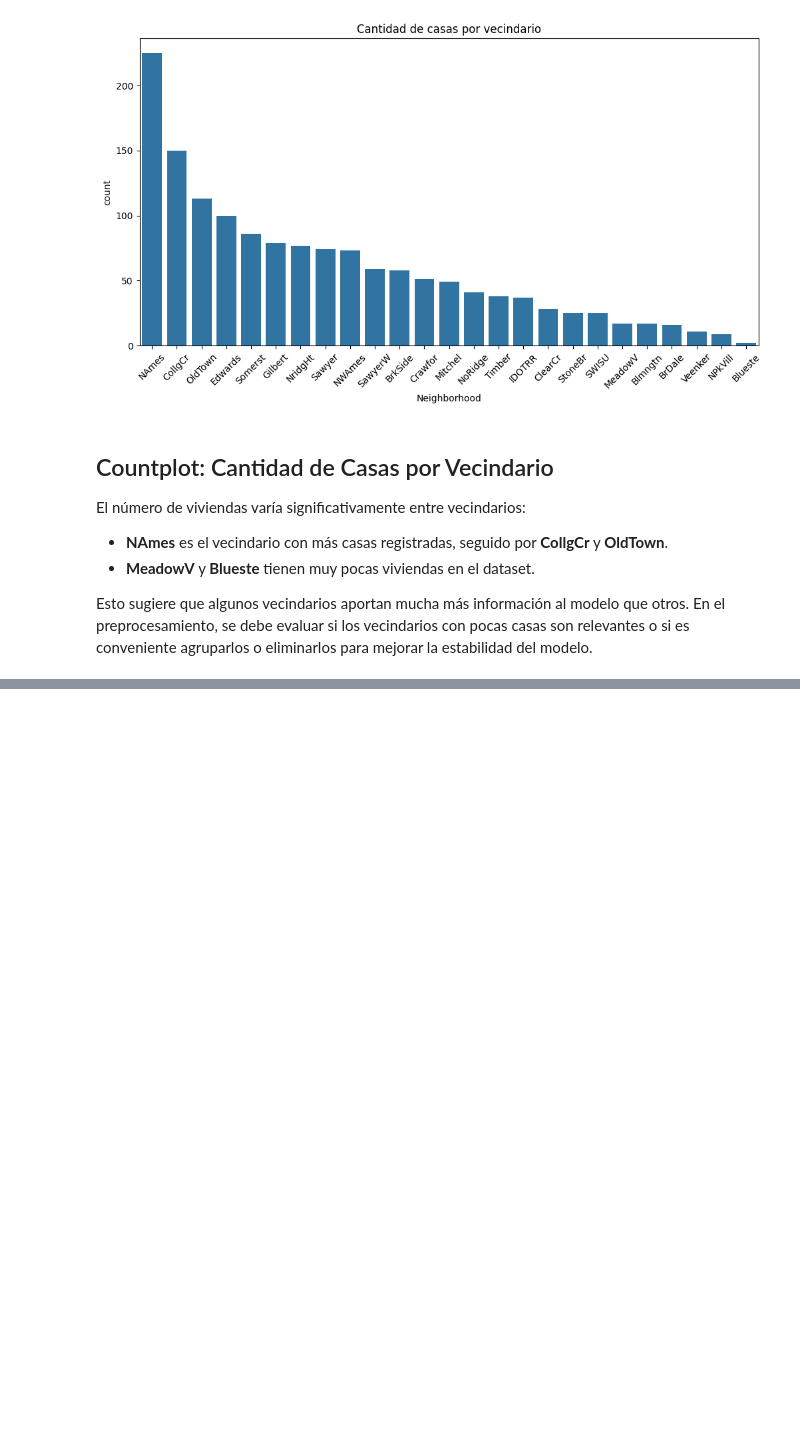
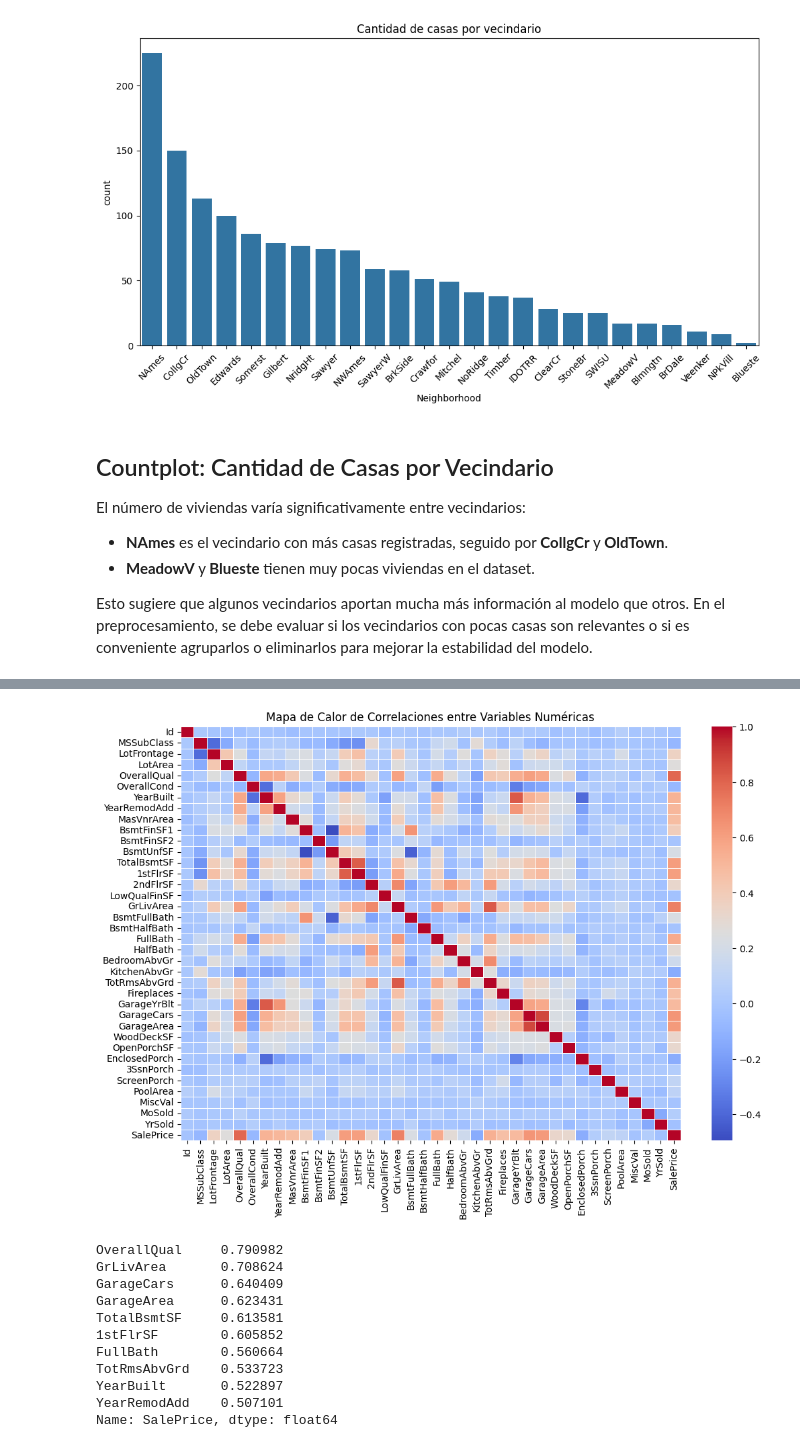
Before and after one commit to DiederichSolis/Proyecto2-Mineria, a Jupyter notebook: Proyecto2.ipynb, the cells around one changed output, grey strips where cells are left out. Drawn from its saved outputs; the diff is of its cells as text; code cells hidden in the pictures; blank space fills up the shorter version.

```diff
--- a/Proyecto2.ipynb
+++ b/Proyecto2.ipynb
@@ -299,0 +333,29 @@ Con esta base de análisis, el siguiente paso será la preparación del dataset
+# %%
+# Filtrar solo las columnas numéricas antes de calcular la correlación
+df_numeric = df.select_dtypes(include=[np.number])
+
+# Calcular la matriz de correlación con solo valores numéricos
+correlation_matrix = df_numeric.corr()
+
+# Visualizar el mapa de calor
+plt.figure(figsize=(12, 8))
+sns.heatmap(correlation_matrix, cmap="coolwarm", annot=False, linewidths=0.5)
+plt.title("Mapa de Calor de Correlaciones entre Variables Numéricas")
+plt.show()
+
+# Seleccionar las 10 variables más correlacionadas con 'SalePrice'
+top_corr = correlation_matrix["SalePrice"].abs().sort_values(ascending=False)[1:11]
+print(top_corr)
+# %% [output]
+[figure, added]
+OverallQual     0.790982
+GrLivArea       0.708624
+GarageCars      0.640409
+GarageArea      0.623431
+TotalBsmtSF     0.613581
+1stFlrSF        0.605852
+FullBath        0.560664
+TotRmsAbvGrd    0.533723
+YearBuilt       0.522897
+YearRemodAdd    0.507101
+Name: SalePrice, dtype: float64
```
Also changed, not shown: parts of 26 cells of this notebook.
